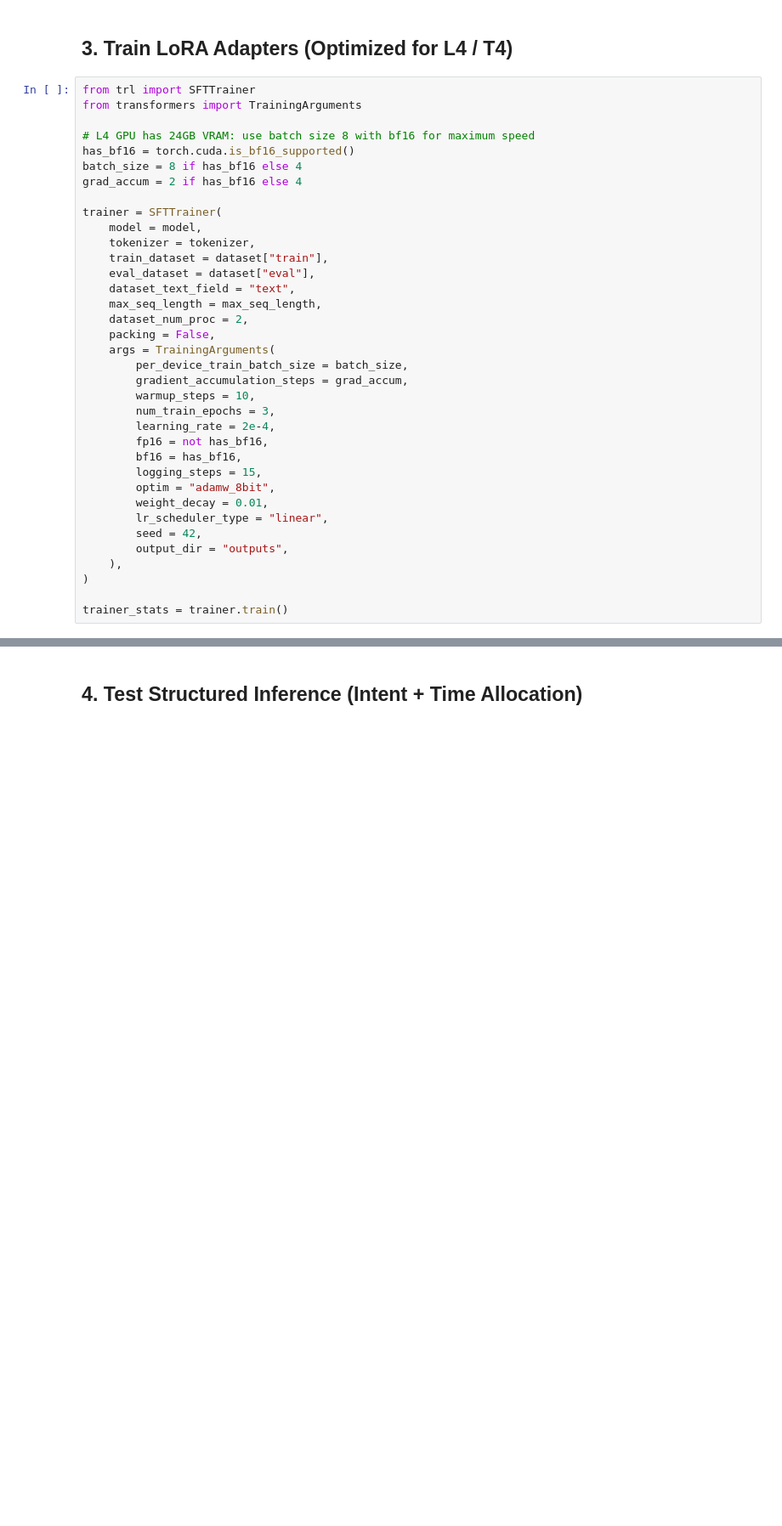
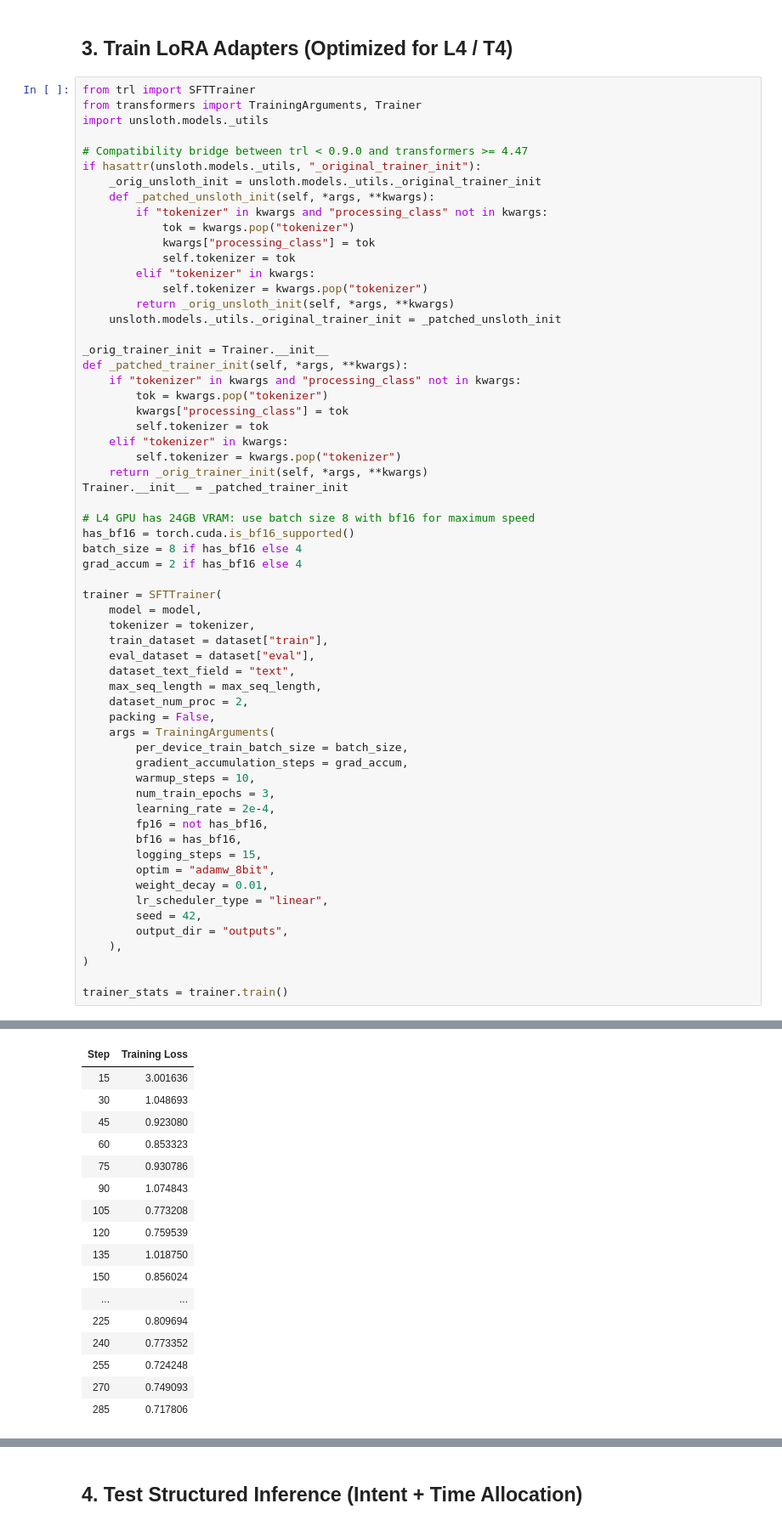
Before and after one commit to Aaradhya-Dev-Tamrakar/brainstorm, a Jupyter notebook: research/experiments/colab_train_qwen_intent_router.ipynb, the cells around one changed output, grey strips where cells are left out. Shown at 85% size. Drawn from its saved outputs; the diff is of its cells as text; blank space fills up the shorter version.

```diff
--- a/research/experiments/colab_train_qwen_intent_router.ipynb
+++ b/research/experiments/colab_train_qwen_intent_router.ipynb
@@ -78,7 +108,32 @@ print(f"Loaded {len(dataset['train'])} train samples, {len(dataset['eval'])} eva
 ## 3. Train LoRA Adapters (Optimized for L4 / T4)
 # %%
 from trl import SFTTrainer
-from transformers import TrainingArguments
+from transformers import TrainingArguments, Trainer
+import unsloth.models._utils
+
+# Compatibility bridge between trl < 0.9.0 and transformers >= 4.47
+if hasattr(unsloth.models._utils, "_original_trainer_init"):
+    _orig_unsloth_init = unsloth.models._utils._original_trainer_init
+    def _patched_unsloth_init(self, *args, **kwargs):
+        if "tokenizer" in kwargs and "processing_class" not in kwargs:
+            tok = kwargs.pop("tokenizer")
+            kwargs["processing_class"] = tok
+            self.tokenizer = tok
+        elif "tokenizer" in kwargs:
+            self.tokenizer = kwargs.pop("tokenizer")
+        return _orig_unsloth_init(self, *args, **kwargs)
+    unsloth.models._utils._original_trainer_init = _patched_unsloth_init
+
+_orig_trainer_init = Trainer.__init__
+def _patched_trainer_init(self, *args, **kwargs):
+    if "tokenizer" in kwargs and "processing_class" not in kwargs:
+        tok = kwargs.pop("tokenizer")
+        kwargs["processing_class"] = tok
+        self.tokenizer = tok
+    elif "tokenizer" in kwargs:
+        self.tokenizer = kwargs.pop("tokenizer")
+    return _orig_trainer_init(self, *args, **kwargs)
+Trainer.__init__ = _patched_trainer_init
 
 # L4 GPU has 24GB VRAM: use batch size 8 with bf16 for maximum speed
 has_bf16 = torch.cuda.is_bf16_supported()
@@ -112,3 +167,4 @@ trainer = SFTTrainer(
 )
 
 trainer_stats = trainer.train()
+# %% [output]
@@ -114,0 +180,17 @@ trainer_stats = trainer.train()
+| Step | Training Loss |
+| 15 | 3.001636 |
+| 30 | 1.048693 |
+| 45 | 0.923080 |
+| 60 | 0.853323 |
+| 75 | 0.930786 |
+| 90 | 1.074843 |
+| 105 | 0.773208 |
+| 120 | 0.759539 |
+| 135 | 1.018750 |
+| 150 | 0.856024 |
+| ... | ... |
+| 225 | 0.809694 |
+| 240 | 0.773352 |
+| 255 | 0.724248 |
+| 270 | 0.749093 |
+| 285 | 0.717806 |
```
Also changed, not shown: parts of 8 cells of this notebook, 8 other files.
